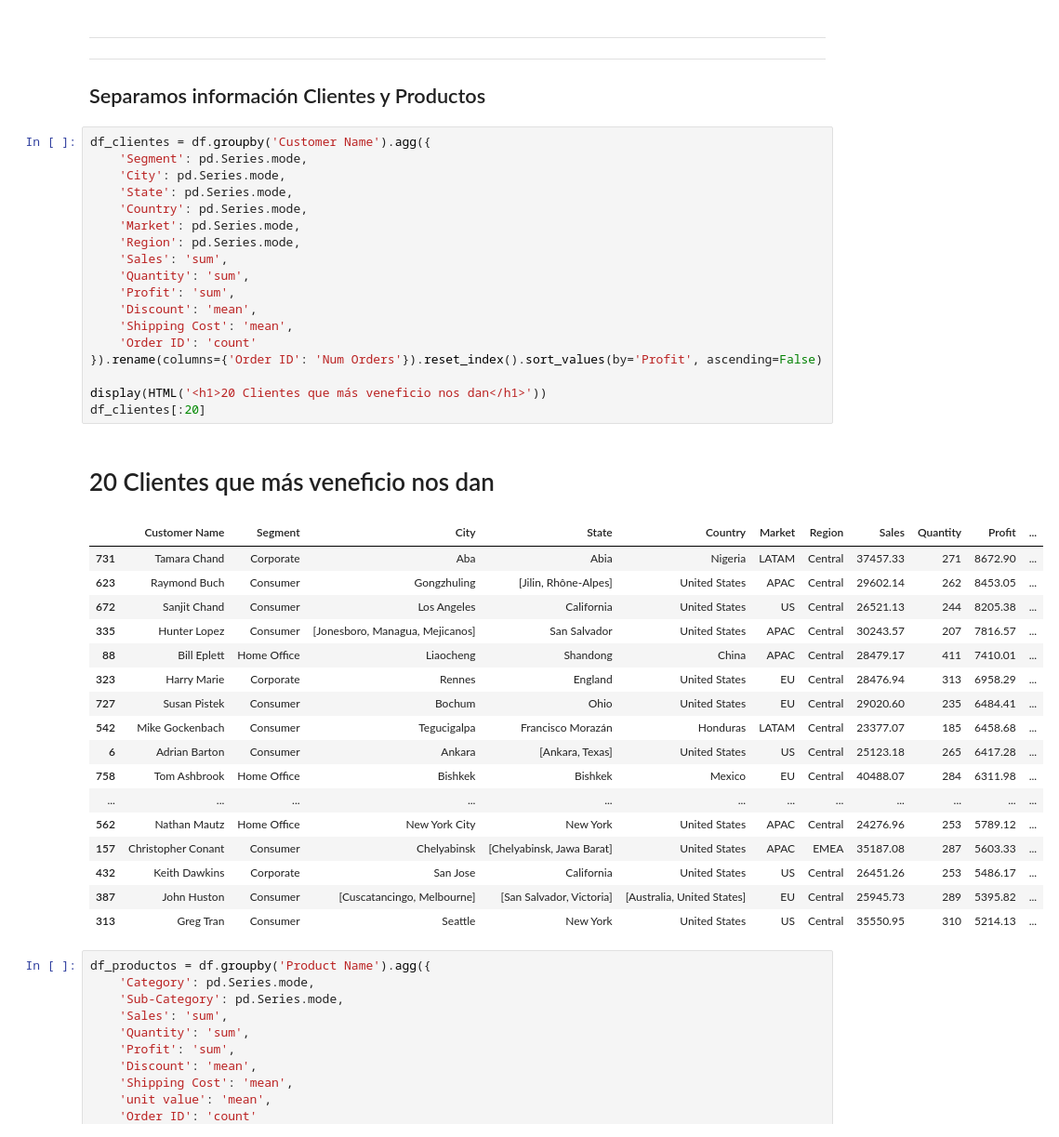
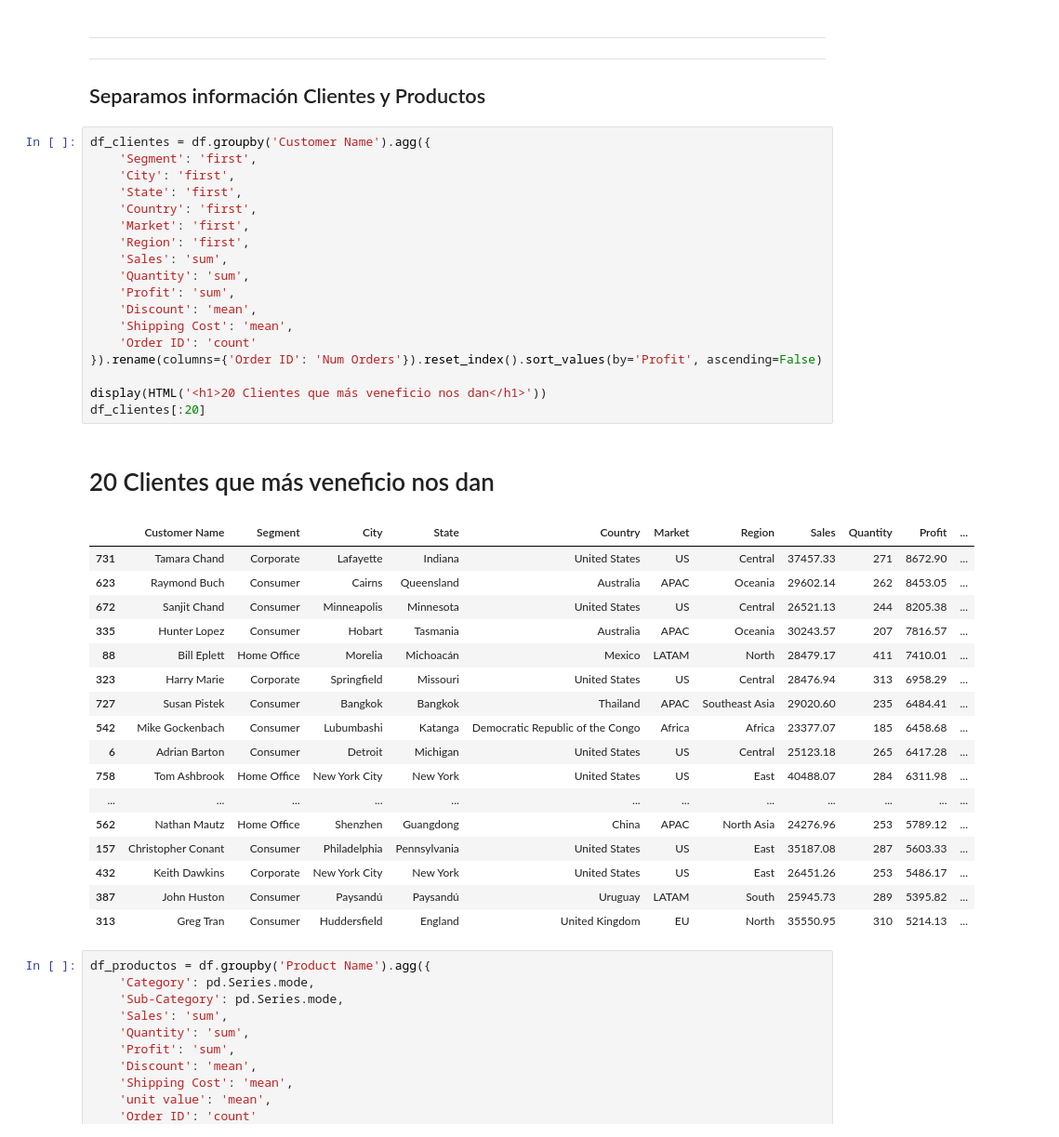
Before and after one commit to joseluisalmendral/Proyecto9_Clustering_Predicciones, a Jupyter notebook: notebooks/1_EDA.ipynb, the cells around one changed output. Shown at 93% size. Saved outputs shown, nothing was run; the diff lists cells and outputs as text.

```diff
--- a/notebooks/1_EDA.ipynb
+++ b/notebooks/1_EDA.ipynb
@@ -121,41 +121,41 @@ vis.plot_categoricas(color='purple')
 ## Separamos información Clientes y Productos
 # %%
 df_clientes = df.groupby('Customer Name').agg({
-    'Segment': pd.Series.mode,
-    'City': pd.Series.mode,
-    'State': pd.Series.mode,
-    'Country': pd.Series.mode,
-    'Market': pd.Series.mode,
-    'Region': pd.Series.mode,
+    'Segment': 'first',
+    'City': 'first',
+    'State': 'first',
+    'Country': 'first',
+    'Market': 'first',
+    'Region': 'first',
     'Sales': 'sum',
     'Quantity': 'sum',
     'Profit': 'sum',
     'Discount': 'mean',
     'Shipping Cost': 'mean',
     'Order ID': 'count'
 }).rename(columns={'Order ID': 'Num Orders'}).reset_index().sort_values(by='Profit', ascending=False)
 
 display(HTML('<h1>20 Clientes que más veneficio nos dan</h1>'))
 df_clientes[:20]
 # %% [output]
 20 Clientes que más veneficio nos dan
 |  | Customer Name | Segment | City | State | Country | Market | Region | Sales | Quantity | Profit | ... |
-| 731 | Tamara Chand | Corporate | Aba | Abia | Nigeria | LATAM | Central | 37457.33 | 271 | 8672.90 | ... |
-| 623 | Raymond Buch | Consumer | Gongzhuling | [Jilin, Rhône-Alpes] | United States | APAC | Central | 29602.14 | 262 | 8453.05 | ... |
-| 672 | Sanjit Chand | Consumer | Los Angeles | California | United States | US | Central | 26521.13 | 244 | 8205.38 | ... |
-| 335 | Hunter Lopez | Consumer | [Jonesboro, Managua, Mejicanos] | San Salvador | United States | APAC | Central | 30243.57 | 207 | 7816.57 | ... |
-| 88 | Bill Eplett | Home Office | Liaocheng | Shandong | China | APAC | Central | 28479.17 | 411 | 7410.01 | ... |
-| 323 | Harry Marie | Corporate | Rennes | England | United States | EU | Central | 28476.94 | 313 | 6958.29 | ... |
-| 727 | Susan Pistek | Consumer | Bochum | Ohio | United States | EU | Central | 29020.60 | 235 | 6484.41 | ... |
-| 542 | Mike Gockenbach | Consumer | Tegucigalpa | Francisco Morazán | Honduras | LATAM | Central | 23377.07 | 185 | 6458.68 | ... |
-| 6 | Adrian Barton | Consumer | Ankara | [Ankara, Texas] | United States | US | Central | 25123.18 | 265 | 6417.28 | ... |
-| 758 | Tom Ashbrook | Home Office | Bishkek | Bishkek | Mexico | EU | Central | 40488.07 | 284 | 6311.98 | ... |
+| 731 | Tamara Chand | Corporate | Lafayette | Indiana | United States | US | Central | 37457.33 | 271 | 8672.90 | ... |
+| 623 | Raymond Buch | Consumer | Cairns | Queensland | Australia | APAC | Oceania | 29602.14 | 262 | 8453.05 | ... |
+| 672 | Sanjit Chand | Consumer | Minneapolis | Minnesota | United States | US | Central | 26521.13 | 244 | 8205.38 | ... |
+| 335 | Hunter Lopez | Consumer | Hobart | Tasmania | Australia | APAC | Oceania | 30243.57 | 207 | 7816.57 | ... |
+| 88 | Bill Eplett | Home Office | Morelia | Michoacán | Mexico | LATAM | North | 28479.17 | 411 | 7410.01 | ... |
+| 323 | Harry Marie | Corporate | Springfield | Missouri | United States | US | Central | 28476.94 | 313 | 6958.29 | ... |
+| 727 | Susan Pistek | Consumer | Bangkok | Bangkok | Thailand | APAC | Southeast Asia | 29020.60 | 235 | 6484.41 | ... |
+| 542 | Mike Gockenbach | Consumer | Lubumbashi | Katanga | Democratic Republic of the Congo | Africa | Africa | 23377.07 | 185 | 6458.68 | ... |
+| 6 | Adrian Barton | Consumer | Detroit | Michigan | United States | US | Central | 25123.18 | 265 | 6417.28 | ... |
+| 758 | Tom Ashbrook | Home Office | New York City | New York | United States | US | East | 40488.07 | 284 | 6311.98 | ... |
 | ... | ... | ... | ... | ... | ... | ... | ... | ... | ... | ... | ... |
-| 562 | Nathan Mautz | Home Office | New York City | New York | United States | APAC | Central | 24276.96 | 253 | 5789.12 | ... |
-| 157 | Christopher Conant | Consumer | Chelyabinsk | [Chelyabinsk, Jawa Barat] | United States | APAC | EMEA | 35187.08 | 287 | 5603.33 | ... |
-| 432 | Keith Dawkins | Corporate | San Jose | California | United States | US | Central | 26451.26 | 253 | 5486.17 | ... |
-| 387 | John Huston | Consumer | [Cuscatancingo, Melbourne] | [San Salvador, Victoria] | [Australia, United States] | EU | Central | 25945.73 | 289 | 5395.82 | ... |
-| 313 | Greg Tran | Consumer | Seattle | New York | United States | US | Central | 35550.95 | 310 | 5214.13 | ... |
+| 562 | Nathan Mautz | Home Office | Shenzhen | Guangdong | China | APAC | North Asia | 24276.96 | 253 | 5789.12 | ... |
+| 157 | Christopher Conant | Consumer | Philadelphia | Pennsylvania | United States | US | East | 35187.08 | 287 | 5603.33 | ... |
+| 432 | Keith Dawkins | Corporate | New York City | New York | United States | US | East | 26451.26 | 253 | 5486.17 | ... |
+| 387 | John Huston | Consumer | Paysandú | Paysandú | Uruguay | LATAM | South | 25945.73 | 289 | 5395.82 | ... |
+| 313 | Greg Tran | Consumer | Huddersfield | England | United Kingdom | EU | North | 35550.95 | 310 | 5214.13 | ... |
 # %%
 df_productos = df.groupby('Product Name').agg({
     'Category': pd.Series.mode,
```
Also changed, not shown: parts of 3 cells of this notebook, 8 other files.
